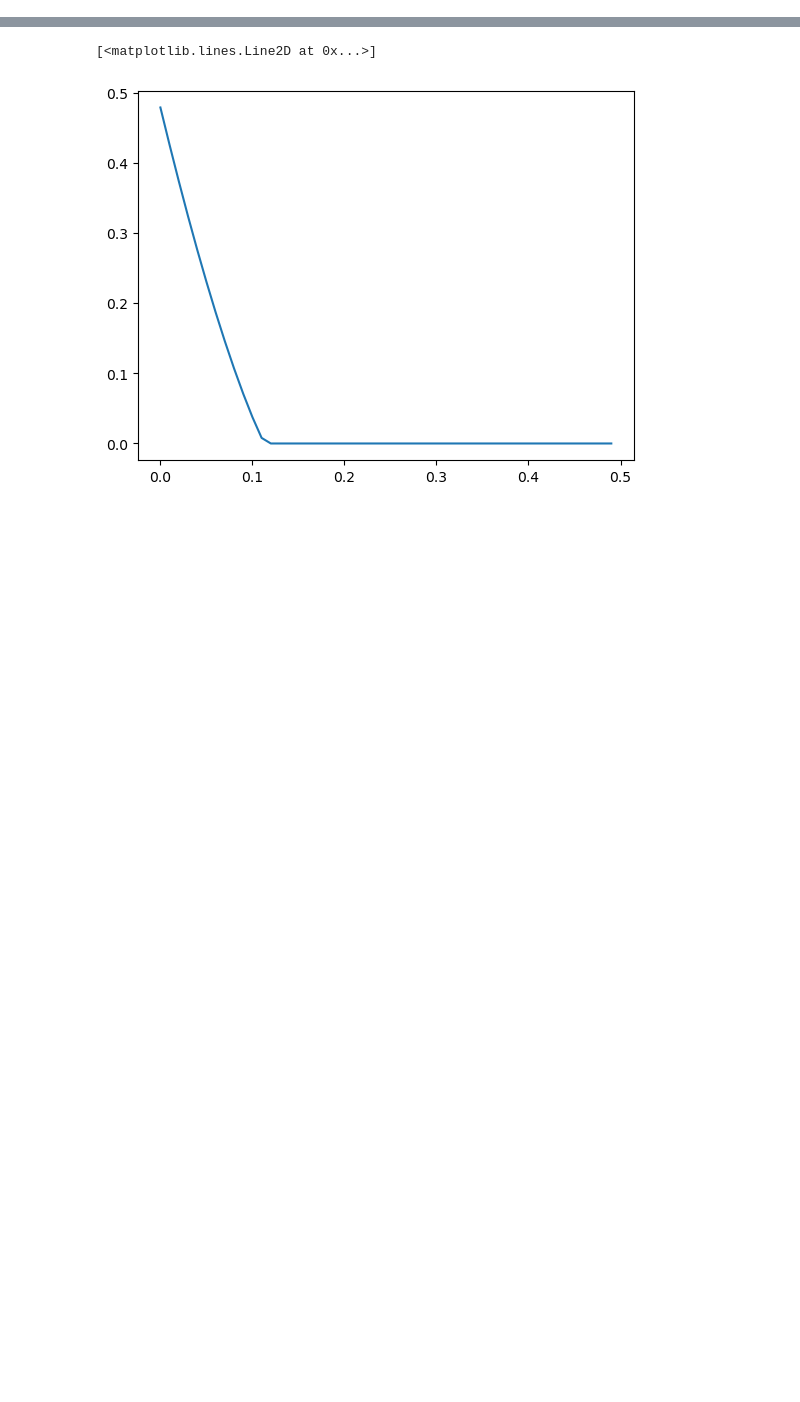
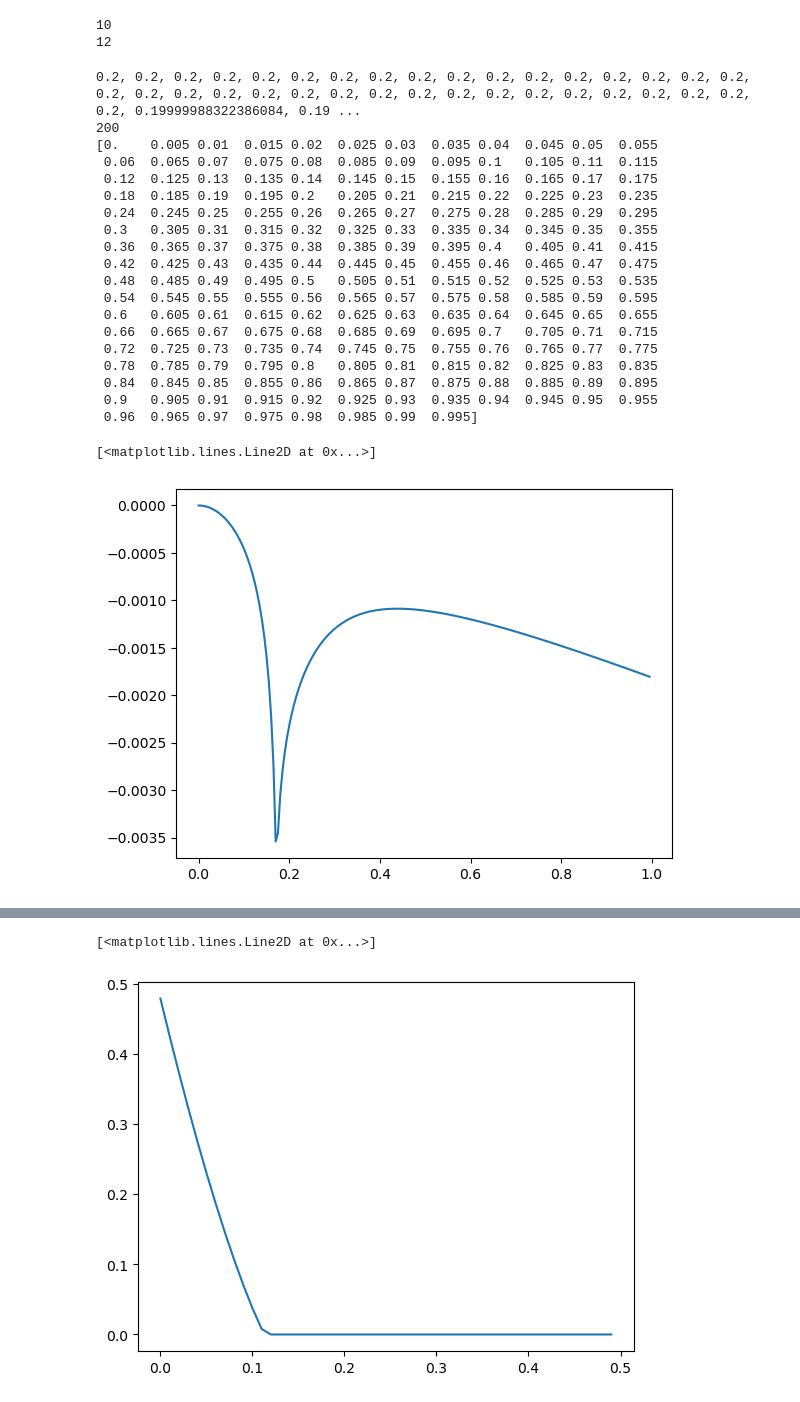
Before and after one commit to ragheedalhyder/BoseHubbard, a Jupyter notebook: src/testing.ipynb, the cells around one changed output, grey strips where cells are left out. Saved outputs shown, nothing was run; the diff lists cells and outputs as text; code cells hidden in the pictures; blank space fills up the shorter version.

Commit message:
perturbative done

```diff
--- a/src/testing.ipynb
+++ b/src/testing.ipynb
@@ -34,19 +34,32 @@ omega2s = np.zeros(len(dJUs))
 omegas = np.zeros((len(dJUs), 3))
 for count in range(len(dJUs)):
     dJU = dJUs[count]
+    # dJU = 0.4
     params = Params(N, dJU, muU, UIB, cutoff)
     # print(params.muU)
     gs = groundstate(params)
     cns = gs.cns()
     n0 = gs.n0(cns)
+    psi0 = gs.psi0(cns)
+
+
     # print(n0)
     exc = excitations(grid, params, gs, cns)
     uks, vks, omegaklambda = exc.calculate_matrices()
     verts = vertices(grid, gs, uks, vks, cns, n0)
     pert = perturbative(grid, params, verts, omegaklambda)
-    omega0s[count] = pert.sigma0(n0)
-    omega1s[count] = pert.sigma1()
-    omega2s[count] = pert.sigma2()
+    Pert_Energy = pert.perturbative_energy(n0)
+    omega0s[count] = Pert_Energy[0]
+    omega1s[count] = Pert_Energy[1]
+    omega2s[count] = Pert_Energy[2]
+    # print("cns = ", cns)
+    # print("psi0 = ", psi0)
+    # print("n0 = ", n0)
+    print(dJU, "sigma0 = " , omega0s[count], "sigma1 = ", omega1s[count], "sigma2 = ", omega2s[count])
+    # print( grid.KXs[:] )
+    # print( uks[:,0,0,1] )
+
+# plt.plot(uks[:,0,0,1])
     # print(omega0s[count], omega1s[count], omega2s[count])
 #     omega0s[count] = omegaklambda[1][5][5]
 #     omega1s[count] = omegaklambda[2][5][5]
@@ -59,11 +72,11 @@ for count in range(len(dJUs)):
 #     r"$2\delta J/U$",
 #     r"$\omega_{\lambda}(|\vec{k}| = 0)$", show=True
 # )
-plt.plot(dJUs, omega0s + omega1s + omega2s, label=r"$\omega_{0}$")
-plt.xlabel(r"$2d J/U$")
-plt.ylabel(r"$E_P/U = 0)$")
-plt.title(r"Perturbative energy for $\mu/U = \sqrt{2}-1$")
-plt.show()
+# plt.plot(dJUs, omega0s + omega1s + omega2s, label=r"$\omega_{0}$")
+# plt.xlabel(r"$2d J/U$")
+# plt.ylabel(r"$E_P/U = 0)$")
+# plt.title(r"Perturbative energy for $\mu/U = \sqrt{2}-1$")
+# plt.show()
 # plt.plot(dJUs, omega1s, label=r"$\omega_{0}$")
 # plt.show()
 # %% [output]
@@ -70,0 +100,33 @@ plt.show()
+# %%
+print(np.size(grid.KXs))
+print(N)
+# %% [output]
+10
+12
+# %%
+print(", ".join(map(str, omega0s)))
+print(np.size(omega1s))
+print(dJUs)
+plt.plot(dJUs, omega2s, label=r"$\omega_{0}$")
+# %% [output]
+0.2, 0.2, 0.2, 0.2, 0.2, 0.2, 0.2, 0.2, 0.2, 0.2, 0.2, 0.2, 0.2, 0.2, 0.2, 0.2, 0.2, 0.2, 0.2, 0.2, 0.2, 0.2, 0.2, 0.2, 0.2, 0.2, 0.2, 0.2, 0.2, 0.2, 0.2, 0.2, 0.2, 0.2, 0.2, 0.19999988322386084, 0.19 ...
+200
+[0.    0.005 0.01  0.015 0.02  0.025 0.03  0.035 0.04  0.045 0.05  0.055
+ 0.06  0.065 0.07  0.075 0.08  0.085 0.09  0.095 0.1   0.105 0.11  0.115
+ 0.12  0.125 0.13  0.135 0.14  0.145 0.15  0.155 0.16  0.165 0.17  0.175
+ 0.18  0.185 0.19  0.195 0.2   0.205 0.21  0.215 0.22  0.225 0.23  0.235
+ 0.24  0.245 0.25  0.255 0.26  0.265 0.27  0.275 0.28  0.285 0.29  0.295
+ 0.3   0.305 0.31  0.315 0.32  0.325 0.33  0.335 0.34  0.345 0.35  0.355
+ 0.36  0.365 0.37  0.375 0.38  0.385 0.39  0.395 0.4   0.405 0.41  0.415
+ 0.42  0.425 0.43  0.435 0.44  0.445 0.45  0.455 0.46  0.465 0.47  0.475
+ 0.48  0.485 0.49  0.495 0.5   0.505 0.51  0.515 0.52  0.525 0.53  0.535
+ 0.54  0.545 0.55  0.555 0.56  0.565 0.57  0.575 0.58  0.585 0.59  0.595
+ 0.6   0.605 0.61  0.615 0.62  0.625 0.63  0.635 0.64  0.645 0.65  0.655
+ 0.66  0.665 0.67  0.675 0.68  0.685 0.69  0.695 0.7   0.705 0.71  0.715
+ 0.72  0.725 0.73  0.735 0.74  0.745 0.75  0.755 0.76  0.765 0.77  0.775
+ 0.78  0.785 0.79  0.795 0.8   0.805 0.81  0.815 0.82  0.825 0.83  0.835
+ 0.84  0.845 0.85  0.855 0.86  0.865 0.87  0.875 0.88  0.885 0.89  0.895
+ 0.9   0.905 0.91  0.915 0.92  0.925 0.93  0.935 0.94  0.945 0.95  0.955
+ 0.96  0.965 0.97  0.975 0.98  0.985 0.99  0.995]
+[<matplotlib.lines.Line2D at 0x...>]
+[figure, added]
```
Also changed, not shown: parts of 6 cells of this notebook, 10 other files.
